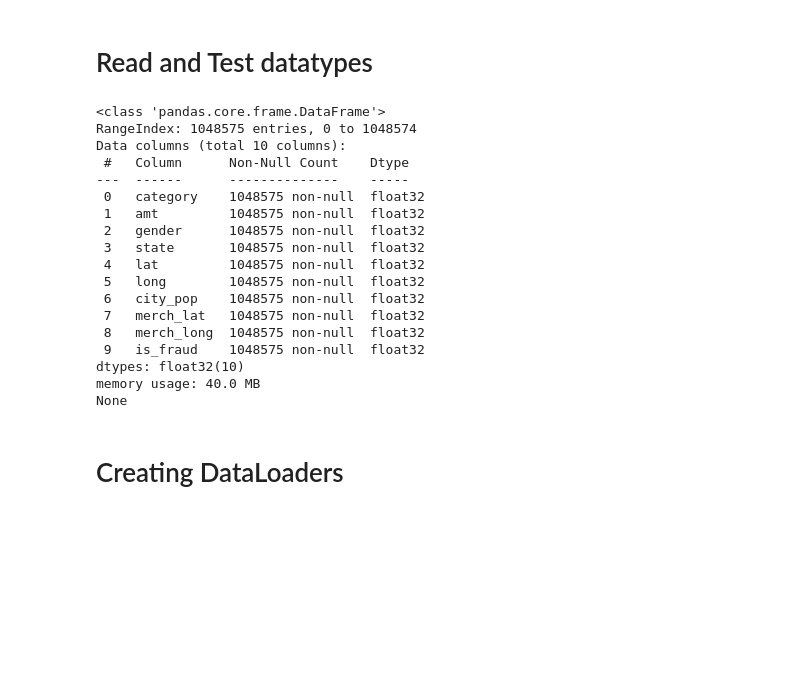
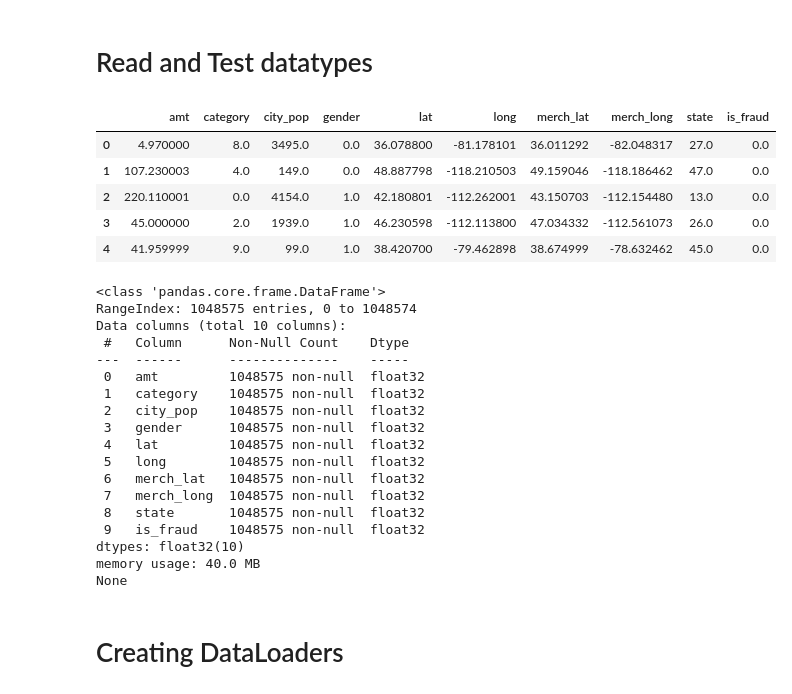
Before and after one commit to BrianP490/credit-card-fraud, a Jupyter notebook: notebooks/create_dataloader.ipynb, the cells around one changed output. Saved outputs shown, nothing was run; the diff lists cells and outputs as text; code cells hidden in the pictures; blank space fills up the shorter version.

```diff
--- a/notebooks/create_dataloader.ipynb
+++ b/notebooks/create_dataloader.ipynb
@@ -231,24 +360,33 @@ dq = pd.read_csv(
-# %%
-print(dq.info())
-# %% [output]
-<class 'pandas.core.frame.DataFrame'>
-RangeIndex: 1048575 entries, 0 to 1048574
-Data columns (total 10 columns):
- #   Column      Non-Null Count    Dtype
----  ------      --------------    -----
- 0   category    1048575 non-null  float32
- 1   amt         1048575 non-null  float32
- 2   gender      1048575 non-null  float32
- 3   state       1048575 non-null  float32
- 4   lat         1048575 non-null  float32
- 5   long        1048575 non-null  float32
- 6   city_pop    1048575 non-null  float32
- 7   merch_lat   1048575 non-null  float32
- 8   merch_long  1048575 non-null  float32
- 9   is_fraud    1048575 non-null  float32
-dtypes: float32(10)
-memory usage: 40.0 MB
-None
+# %%
+dq.head()
+# %% [output]
+|  | amt | category | city_pop | gender | lat | long | merch_lat | merch_long | state | is_fraud |
+| 0 | 4.970000 | 8.0 | 3495.0 | 0.0 | 36.078800 | -81.178101 | 36.011292 | -82.048317 | 27.0 | 0.0 |
+| 1 | 107.230003 | 4.0 | 149.0 | 0.0 | 48.887798 | -118.210503 | 49.159046 | -118.186462 | 47.0 | 0.0 |
+| 2 | 220.110001 | 0.0 | 4154.0 | 1.0 | 42.180801 | -112.262001 | 43.150703 | -112.154480 | 13.0 | 0.0 |
+| 3 | 45.000000 | 2.0 | 1939.0 | 1.0 | 46.230598 | -112.113800 | 47.034332 | -112.561073 | 26.0 | 0.0 |
+| 4 | 41.959999 | 9.0 | 99.0 | 1.0 | 38.420700 | -79.462898 | 38.674999 | -78.632462 | 45.0 | 0.0 |
+# %%
+print(dq.info())
+# %% [output]
+<class 'pandas.core.frame.DataFrame'>
+RangeIndex: 1048575 entries, 0 to 1048574
+Data columns (total 10 columns):
+ #   Column      Non-Null Count    Dtype
+---  ------      --------------    -----
+ 0   amt         1048575 non-null  float32
+ 1   category    1048575 non-null  float32
+ 2   city_pop    1048575 non-null  float32
+ 3   gender      1048575 non-null  float32
+ 4   lat         1048575 non-null  float32
+ 5   long        1048575 non-null  float32
+ 6   merch_lat   1048575 non-null  float32
+ 7   merch_long  1048575 non-null  float32
+ 8   state       1048575 non-null  float32
+ 9   is_fraud    1048575 non-null  float32
+dtypes: float32(10)
+memory usage: 40.0 MB
+None
 # %% [markdown]
 # Creating DataLoaders
 # %% [markdown]
```
Also changed, not shown: parts of 55 cells of this notebook, 6 other files.
